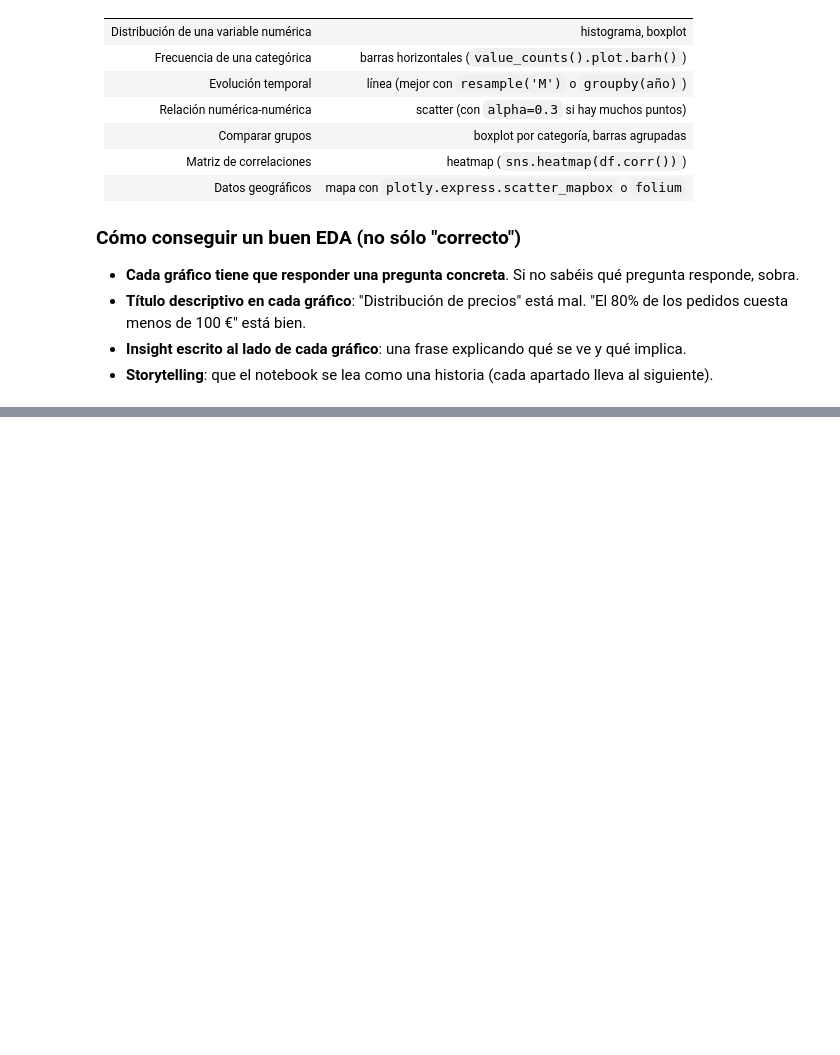
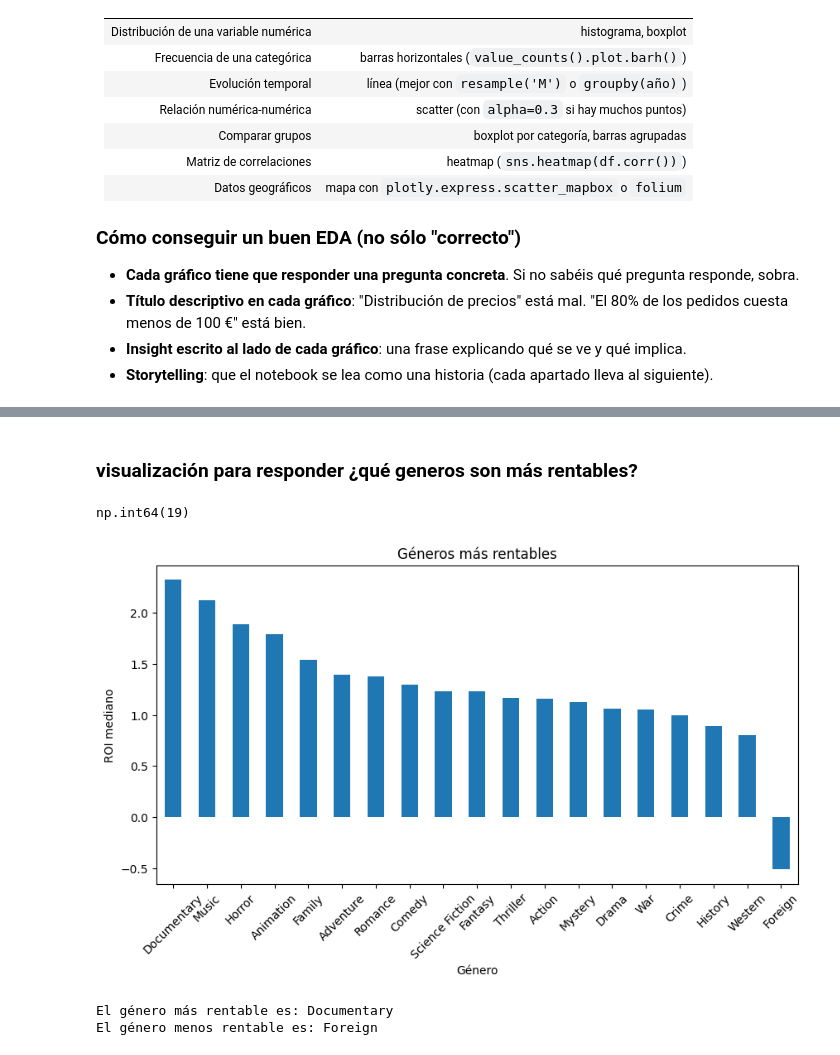
Before and after one commit to lauraargente/Proyecto_Movie_Dataset, a Jupyter notebook: analisis.ipynb, the cells around one changed output, grey strips where cells are left out. Cells and saved outputs as stored; diff of their text form; code cells hidden in the pictures; blank space fills up the shorter version.

Commit message:
pregunta 1: ¿qué generos son más rentables?

```diff
--- a/analisis.ipynb
+++ b/analisis.ipynb
@@ -388,11 +348,0 @@ sns.histplot(df_tablajoin['runtime'])
-# %%
-#Crear beneficio
-df_tablajoin['profit'] = df_tablajoin['revenue'] - df_tablajoin['budget']
-# %%
-def sacar_genero(x):
-    try:
-        return x[0]['name']
-    except:
-        return None
-
-df_tablajoin['main_genre'] = df_tablajoin['genres'].apply(sacar_genero)
@@ -408,2 +348,0 @@ df_tablajoin[['genres', 'main_genre']].head()
-# %%
-df_tablajoin['main_genre'] = df_tablajoin['genres'].str.split('"name":"').str[1].str.split('"').str[0]
@@ -411,0 +353,9 @@ AttributeError: Can only use .str accessor with string values, not floating
+# %%
+df_generos = df_tablajoin.explode("genres_parsed")
+roi_generos = (
+    df_generos.groupby("genres_parsed")["roi"]
+    .median()
+    .sort_values(ascending=False)
+    .round(2)
+)
+roi_generos.head(10)
@@ -411,0 +375,2 @@ AttributeError: Can only use .str accessor with string values, not floating
+# %% [markdown]
+### visualización para responder ¿qué generos son más rentables?
@@ -411,0 +379,22 @@ AttributeError: Can only use .str accessor with string values, not floating
+# %%
+roi_generos.count()
+# %% [output]
+np.int64(19)
+# %%
+plt.figure(figsize=(10,5))
+
+roi_generos.plot(kind="bar")
+
+plt.title("Géneros más rentables")
+plt.ylabel("ROI mediano")
+plt.xlabel("Género")
+plt.xticks(rotation=45)
+
+plt.show()
+
+print("El género más rentable es:", roi_generos.index[0])
+print("El género menos rentable es:", roi_generos.index[-1])
+# %% [output]
+[figure, added]
+El género más rentable es: Documentary
+El género menos rentable es: Foreign
```
Also changed, not shown: parts of 14 cells of this notebook.
